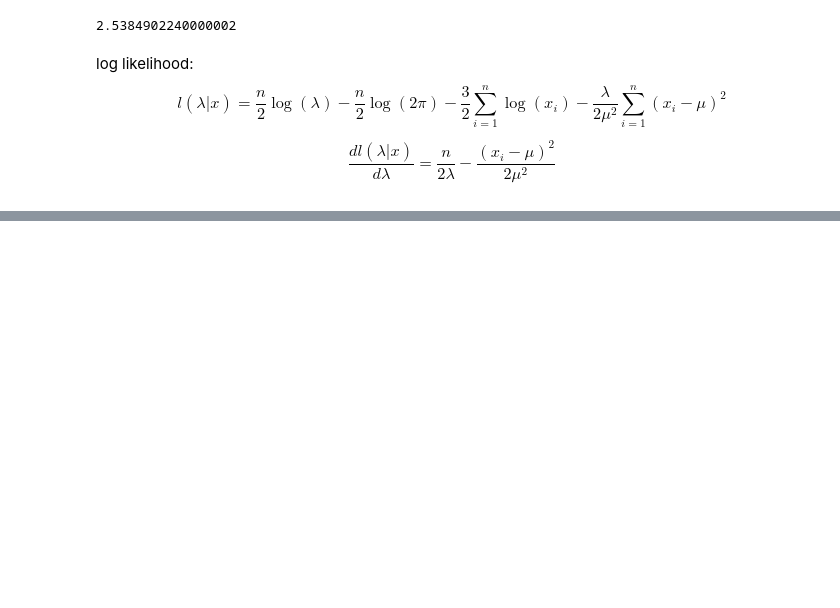
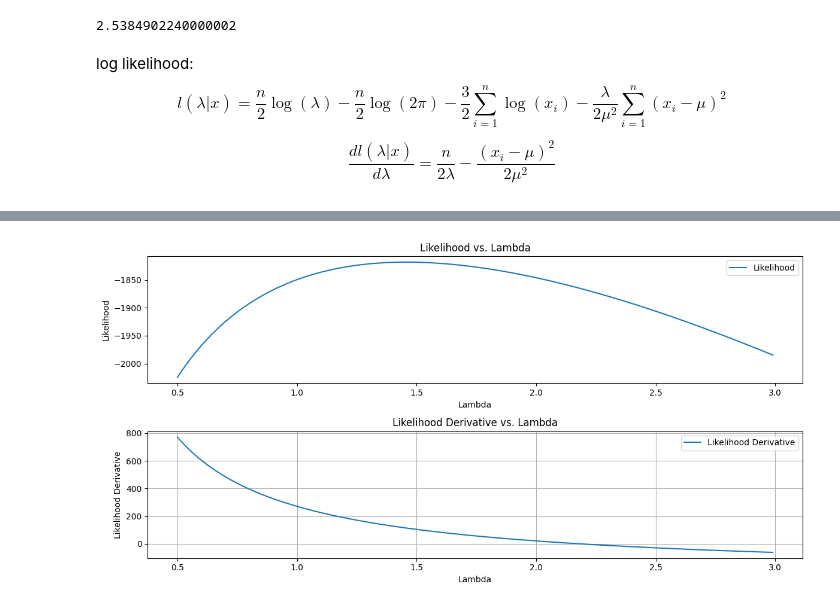
Before and after one commit to Marijn2404/numerical_assignment_period-1_team-10, a Jupyter notebook: assignment part c.ipynb, the cells around one changed output, grey strips where cells are left out. Drawn from its saved outputs; the diff is of its cells as text; code cells hidden in the pictures; blank space fills up the shorter version.

```diff
--- a/assignment part c.ipynb
+++ b/assignment part c.ipynb
@@ -122,0 +107,53 @@ plt.show()
+# %%
+import numpy as np
+import matplotlib.pyplot as plt
+
+def likelihood(x, mu, lam):
+    n = len(x)
+    term1 = (n / 2) * np.log(lam)
+    term2 = -0.5 * np.sum(np.log(2 * np.pi * x**3))
+    term3 = -np.sum((lam * (x - mu)**2) / (2 * mu**2 * x))
+    return term1 + term2 + term3
+
+def likelihood_derivative(x, mu, lam):
+    n = len(x)
+    d_lambda = n / (2 * lam)
+    d_mu = np.sum(((x - mu)**2) / (mu**3 * x))
+    return d_lambda - d_mu
+
+# Example usage:
+x_values = arr
+mu_value = 3.0
+
+likelihood_values = []
+likelihood_derivative_values = []
+
+# Calculate likelihood and its derivative for each lambda value
+for lam in lambda_values:
+    likelihood_result = likelihood(x_values, mu_value, lam)
+    likelihood_derivative_result = likelihood_derivative(x_values, mu_value, lam)
+    likelihood_values.append(likelihood_result)
+    likelihood_derivative_values.append(likelihood_derivative_result)
+
+# Plot the likelihood
+plt.figure(figsize=(12, 6))
+plt.subplot(2, 1, 1)
+plt.plot(lambda_values, likelihood_values, label='Likelihood')
+plt.xlabel('Lambda')
+plt.ylabel('Likelihood')
+plt.title('Likelihood vs. Lambda')
+plt.legend()
+
+# Plot the likelihood derivative
+plt.subplot(2, 1, 2)
+plt.plot(lambda_values, likelihood_derivative_values, label='Likelihood Derivative')
+plt.xlabel('Lambda')
+plt.ylabel('Likelihood Derivative')
+plt.title('Likelihood Derivative vs. Lambda')
+plt.legend()
+plt.grid(True)
+
+plt.tight_layout()
+plt.show()
+# %% [output]
+[figure, added]
```
Also changed, not shown: parts of 2 cells of this notebook, 1 other file.
